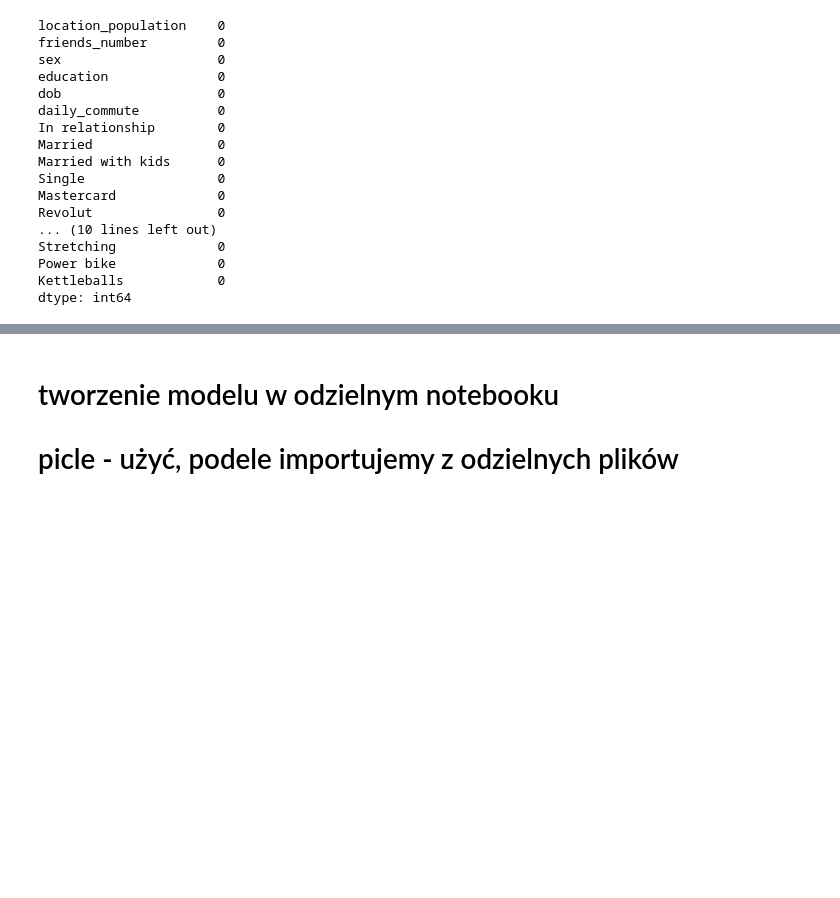
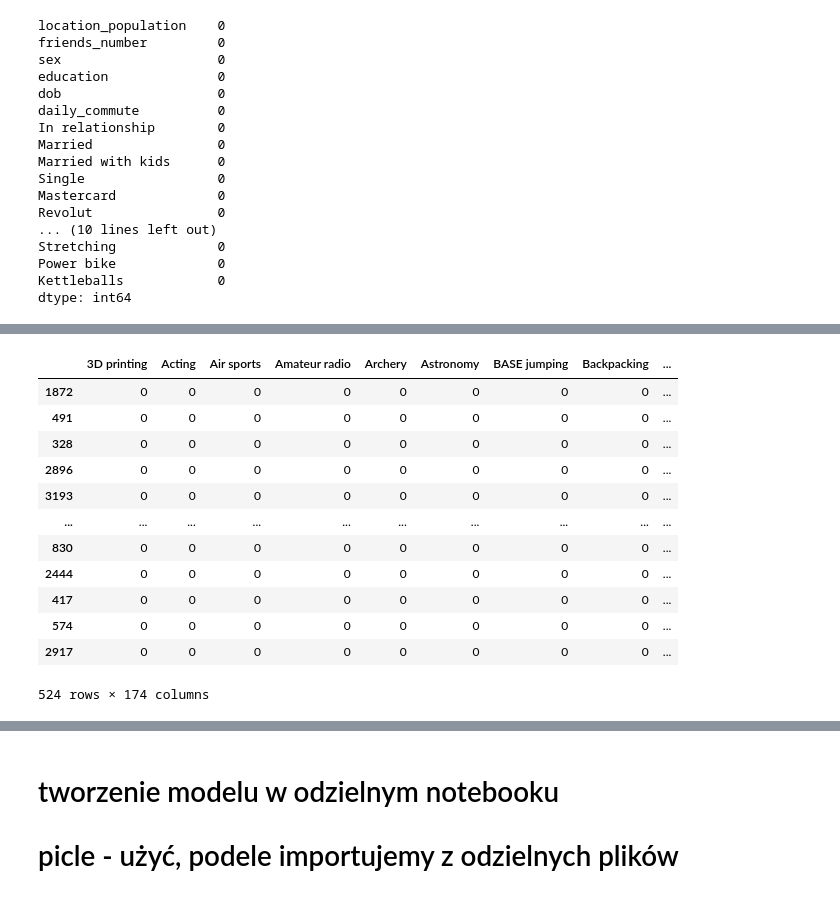
Before and after one commit to Bartoszcz28/Gym_Subscription, a Jupyter notebook: GymSubscription.ipynb, the cells around one changed output, grey strips where cells are left out. Cells and saved outputs as stored; diff of their text form; code cells hidden in the pictures; blank space fills up the shorter version.

```diff
--- a/GymSubscription.ipynb
+++ b/GymSubscription.ipynb
@@ -956,0 +1139,17 @@ Dokładność predykcji: 0.7971428571428572
+# %%
+hobby_columns2 = prep_test_x['hobbies'].str.get_dummies(',')
+hobby_columns2
+# %% [output]
+|  | 3D printing | Acting | Air sports | Amateur radio | Archery | Astronomy | BASE jumping | Backpacking | ... |
+| 1872 | 0 | 0 | 0 | 0 | 0 | 0 | 0 | 0 | ... |
+| 491 | 0 | 0 | 0 | 0 | 0 | 0 | 0 | 0 | ... |
+| 328 | 0 | 0 | 0 | 0 | 0 | 0 | 0 | 0 | ... |
+| 2896 | 0 | 0 | 0 | 0 | 0 | 0 | 0 | 0 | ... |
+| 3193 | 0 | 0 | 0 | 0 | 0 | 0 | 0 | 0 | ... |
+| ... | ... | ... | ... | ... | ... | ... | ... | ... | ... |
+| 830 | 0 | 0 | 0 | 0 | 0 | 0 | 0 | 0 | ... |
+| 2444 | 0 | 0 | 0 | 0 | 0 | 0 | 0 | 0 | ... |
+| 417 | 0 | 0 | 0 | 0 | 0 | 0 | 0 | 0 | ... |
+| 574 | 0 | 0 | 0 | 0 | 0 | 0 | 0 | 0 | ... |
+| 2917 | 0 | 0 | 0 | 0 | 0 | 0 | 0 | 0 | ... |
+524 rows × 174 columns
```
Also changed, not shown: parts of 43 cells of this notebook, 1 other file.
